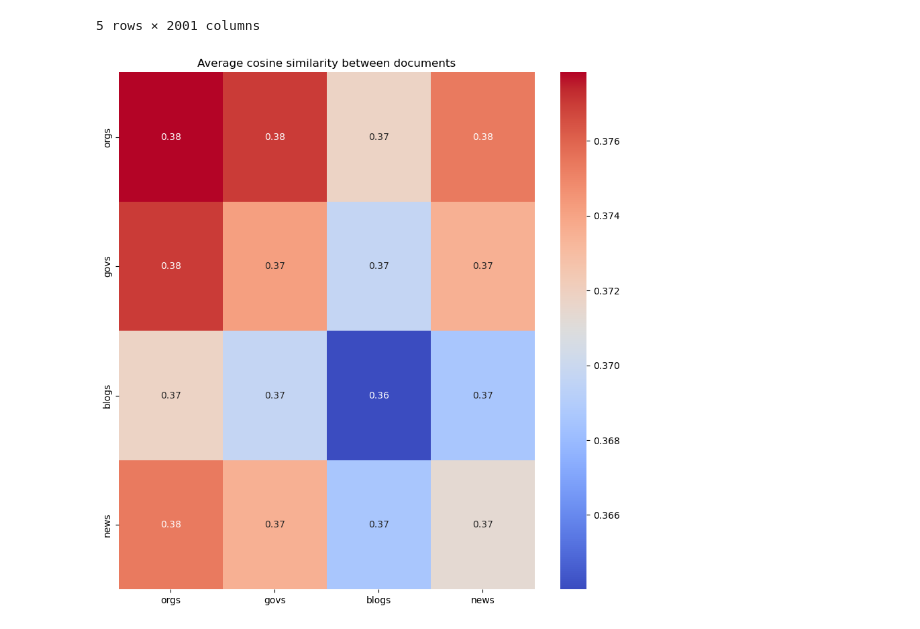
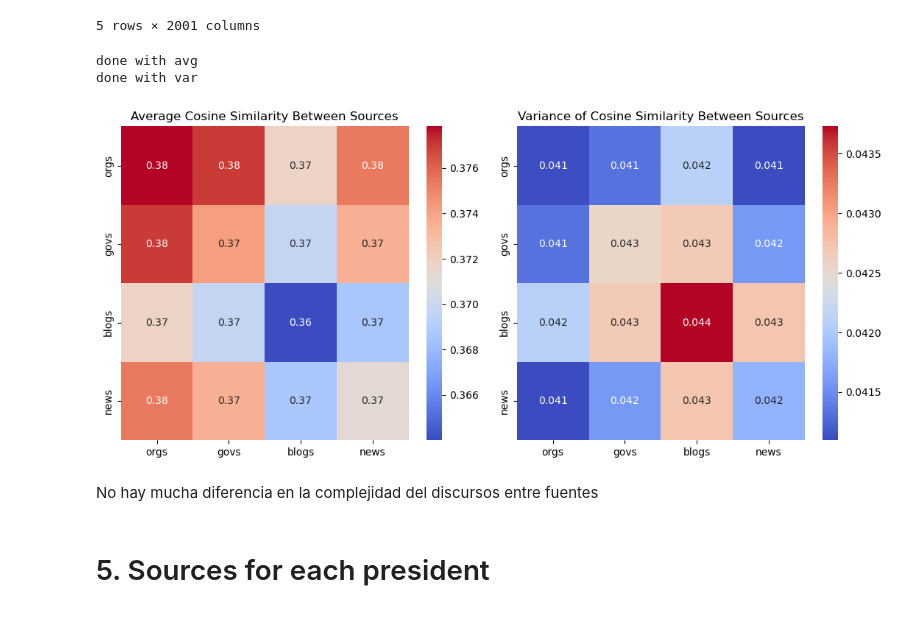
Before and after one commit to alejandrosarria0296/pol-cul-maps-latam, a Jupyter notebook: notebooks/7.sources_span.ipynb, the cells around one changed output. Saved outputs shown, nothing was run; the diff lists cells and outputs as text; code cells hidden in the pictures.

Commit message:
new data implemented

```diff
--- a/notebooks/7.sources_span.ipynb
+++ b/notebooks/7.sources_span.ipynb
@@ -123,6 +150,7 @@ for column in df.columns:
 sources = df['Source'].unique()
 
 avg_similarity = pd.DataFrame(np.zeros((len(sources), len(sources))), index=sources, columns=sources)
+var_similarity = pd.DataFrame(np.zeros((len(sources), len(sources))), index=sources, columns=sources)
 
 for sour1 in sources:
     for sour2 in sources:
@@ -140,14 +168,30 @@ for sour1 in sources:
         # Calculate mean and variance if there are similarities
         if similarities:
             avg_similarity.loc[sour1, sour2] = np.mean(similarities)
+            var_similarity.loc[sour1, sour2] = np.var(similarities)
-# %%
-#plot a heatmap
-import seaborn as sns
-import matplotlib.pyplot as plt
-
-plt.figure(figsize=(10, 10))
-sns.heatmap(avg_similarity, annot=True, cmap='coolwarm')
-plt.title('Average cosine similarity between documents')
-plt.show()
-# %% [output]
-[figure, removed]
+# %%
+plt.figure(figsize=(11, 5))
+
+# Heatmap for Average Cosine Similarity
+plt.subplot(1, 2, 1)
+sns.heatmap(avg_similarity, cmap='coolwarm', annot=True)
+plt.title('Average Cosine Similarity Between Sources')
+
+print('done with avg')
+
+# Heatmap for Variance of Cosine Similarity
+plt.subplot(1, 2, 2)
+sns.heatmap(var_similarity, cmap='coolwarm', annot=True)
+plt.title('Variance of Cosine Similarity Between Sources')
+print('done with var')
+
+plt.tight_layout()
+plt.show()
+# %% [output]
+done with avg
+done with var
+[figure, added]
+# %% [markdown]
+No hay mucha diferencia en la complejidad del discursos entre fuentes
+# %% [markdown]
+# 5. Sources for each president
```
Also changed, not shown: parts of 20 cells of this notebook, 7 other files.
